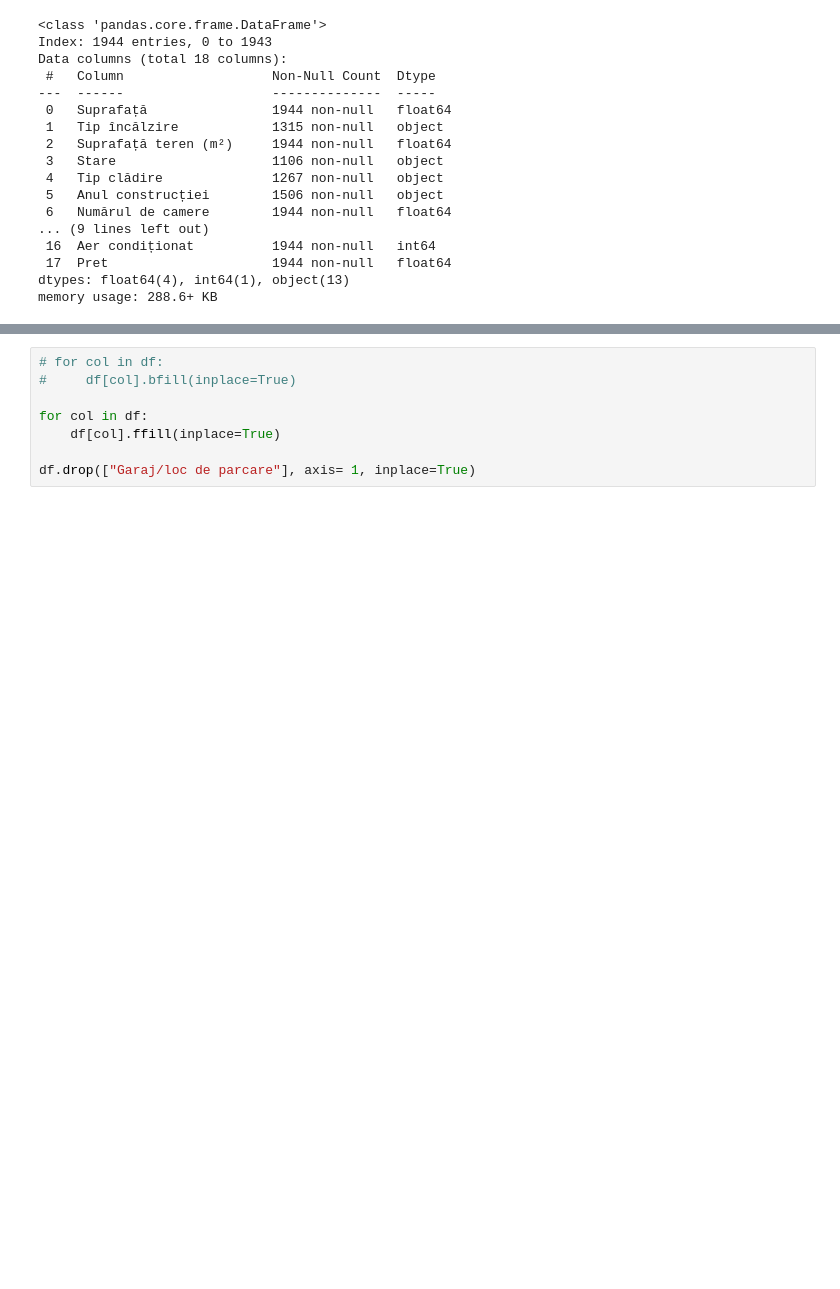
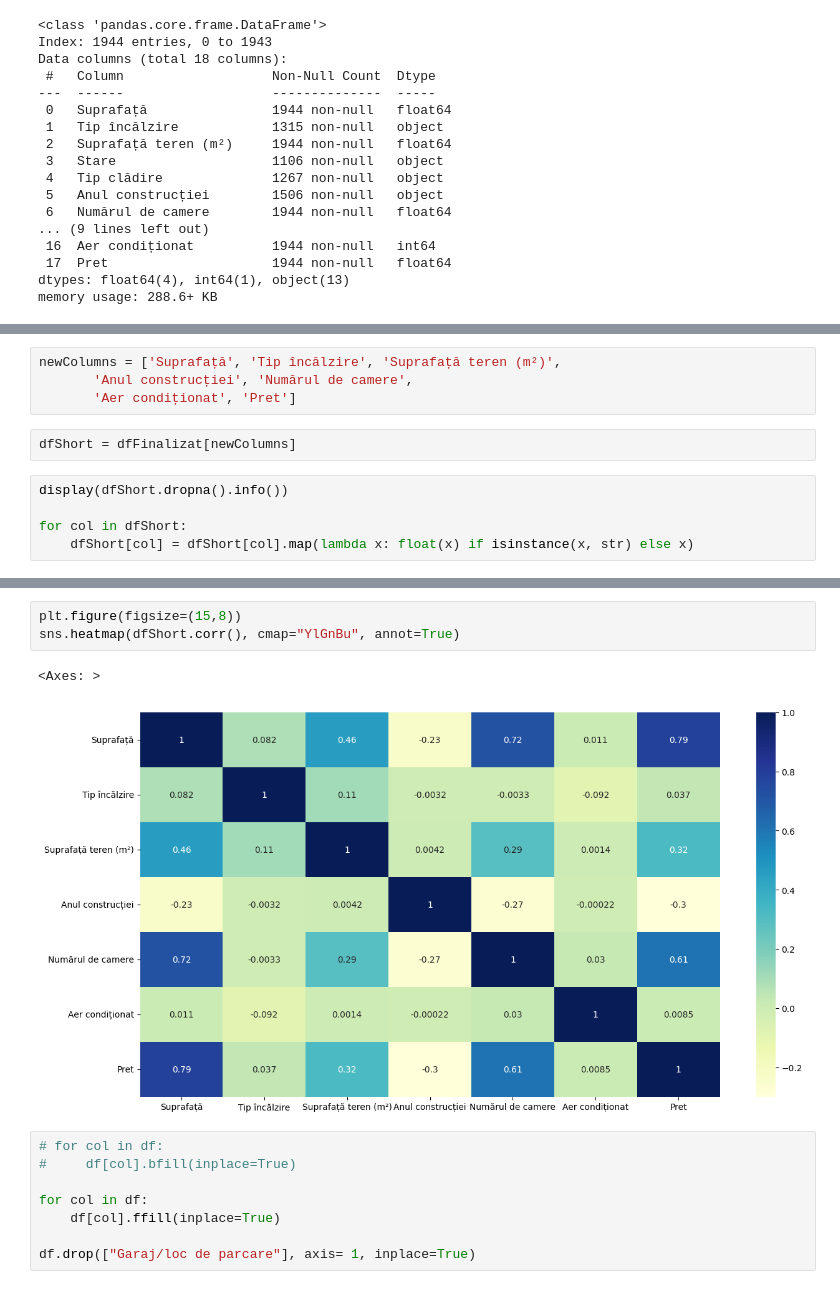
Before and after one commit to SimeonTica/House-pricing-prediction, a Jupyter notebook: House pricing prediction/HouseDataPrediction_edit.ipynb, the cells around one changed output, grey strips where cells are left out. Cells and saved outputs as stored; diff of their text form; blank space fills up the shorter version.

```diff
--- a/House pricing prediction/HouseDataPrediction_edit.ipynb
+++ b/House pricing prediction/HouseDataPrediction_edit.ipynb
@@ -262,0 +327,11 @@ memory usage: 288.6+ KB
+# %%
+newColumns = ['Suprafață', 'Tip încălzire', 'Suprafață teren (m²)',
+       'Anul construcției', 'Numărul de camere',
+       'Aer condiționat', 'Pret']
+# %%
+dfShort = dfFinalizat[newColumns]
+# %%
+display(dfShort.dropna().info())
+
+for col in dfShort:
+    dfShort[col] = dfShort[col].map(lambda x: float(x) if isinstance(x, str) else x)
@@ -263,3 +422,9 @@ memory usage: 288.6+ KB
+# %%
+plt.figure(figsize=(15,8))
+sns.heatmap(dfShort.corr(), cmap="YlGnBu", annot=True)
+# %% [output]
+<Axes: >
+[figure, added]
 # %%
 # for col in df:
 #     df[col].bfill(inplace=True)
```
Also changed, not shown: parts of 25 cells of this notebook, 22 other files.
